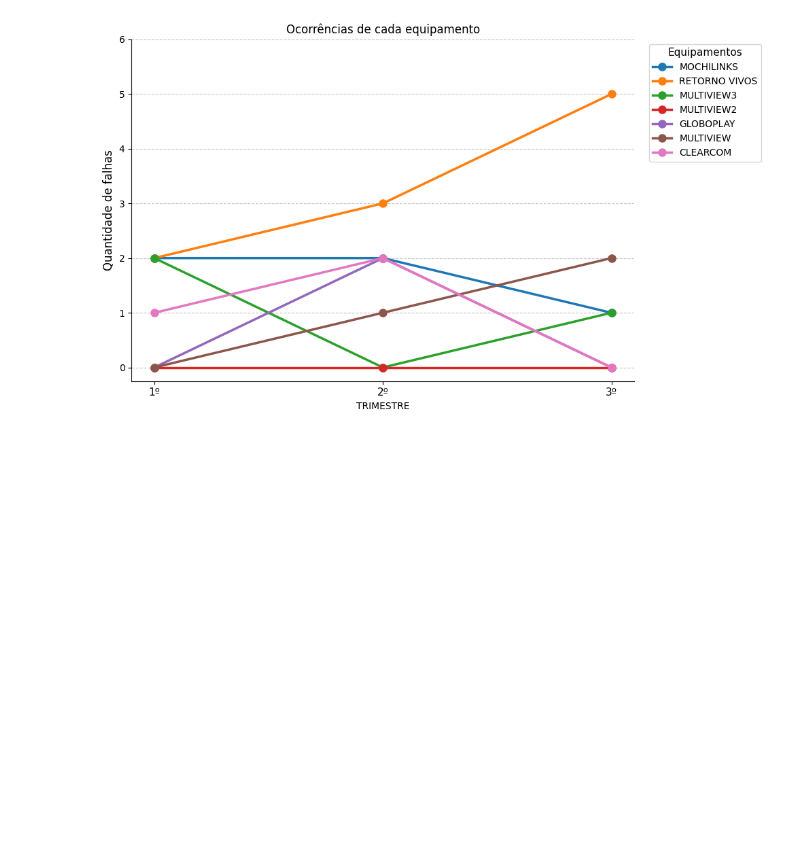
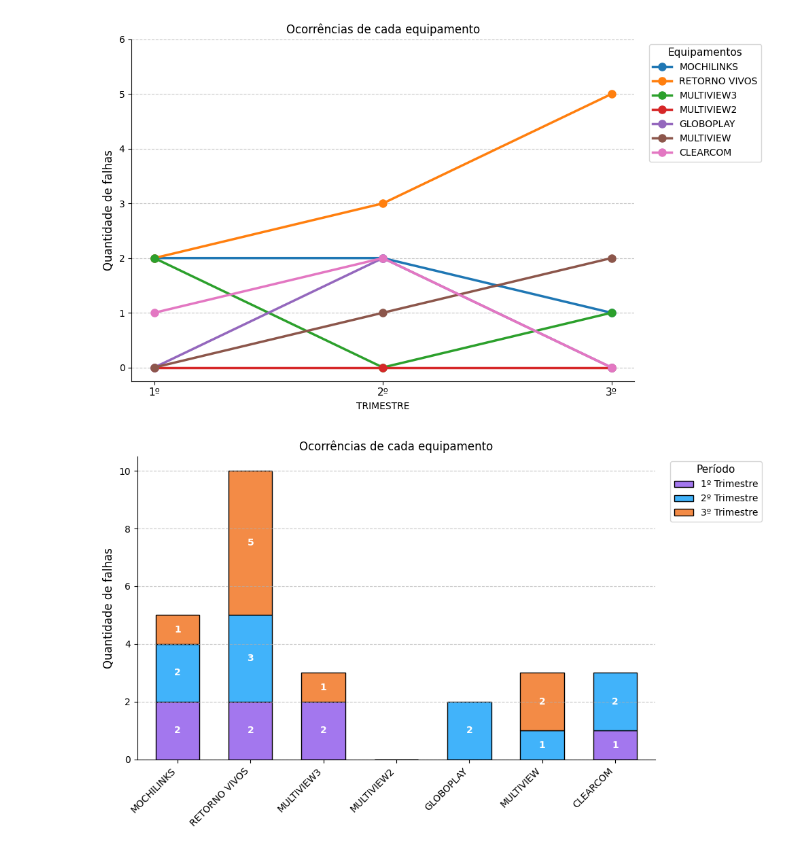
Before and after one commit to thalesboss/Topicos-bigdata-Python-com-pandas, a Jupyter notebook: etl.ipynb, the cells around one changed output. Drawn from its saved outputs; the diff is of its cells as text; code cells hidden in the pictures; blank space fills up the shorter version.

```diff
--- a/etl.ipynb
+++ b/etl.ipynb
@@ -225,3 +225,22 @@ plt.tight_layout()
 plt.show()
 # %% [output]
 [figure]
+# %%
+color= ["#a377ee", "#41b3fa","#f38b46"]
+
+ax = tabela_equipamentos.T.plot(kind='bar', stacked=True, figsize=(10,6), edgecolor='black', width=0.6, color=color)
+
+plt.xticks(rotation=45, ha='right', fontsize=10)
+plt.legend(['1º Trimestre', '2º Trimestre', '3º Trimestre'], title='Período', title_fontsize=11, fontsize=10, bbox_to_anchor=(1.02,1), loc='upper left')
+plt.title('Ocorrências de cada equipamento')
+plt.ylabel('Quantidade de falhas', fontsize=12)
+plt.grid(axis='y', linestyle='--', alpha=0.7)
+ax.spines['top'].set_visible(False)
+ax.spines['right'].set_visible(False)
+for container in ax.containers:
+    labels = [int(v) if v > 0 else '' for v in container.datavalues]
+    ax.bar_label(container, labels=labels, label_type='center', color='white', fontweight='bold', fontsize=10)
+plt.tight_layout()
+plt.show()
+# %% [output]
+[figure, added]
```
Also changed, not shown: parts of 1 cell of this notebook.
